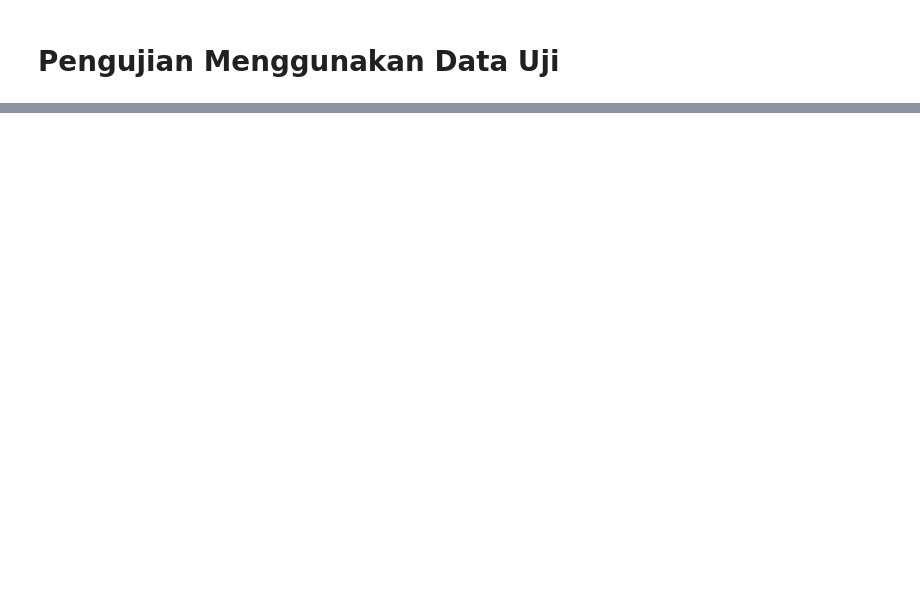
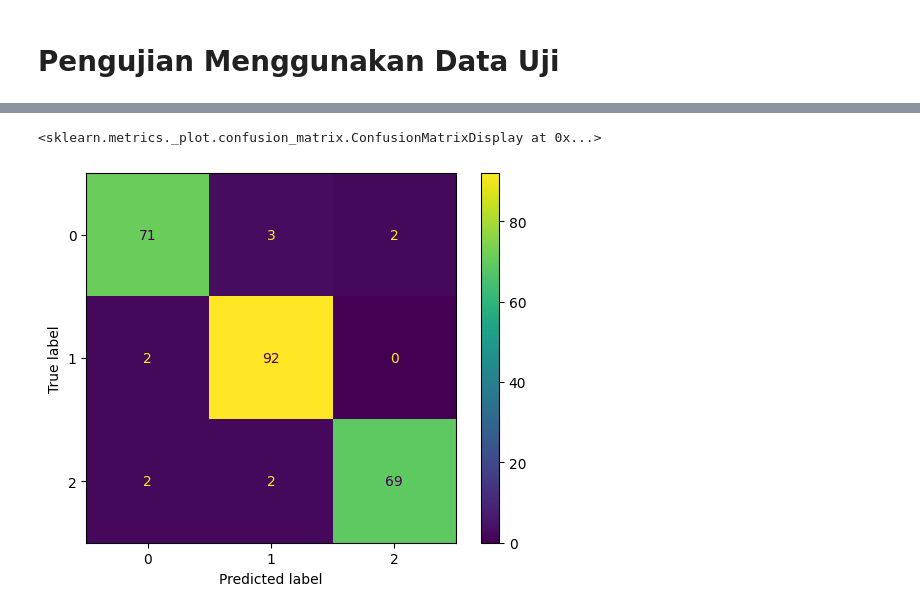
Before and after one commit to adrianuscharlie/FaceDetection, a Jupyter notebook: Tensorflow/run.ipynb, the cells around one changed output, grey strips where cells are left out. Saved outputs shown, nothing was run; the diff lists cells and outputs as text; code cells hidden in the pictures; blank space fills up the shorter version.

```diff
--- a/Tensorflow/run.ipynb
+++ b/Tensorflow/run.ipynb
@@ -75,3 +72,13 @@ model.evaluateModel(x_test,y_test)
+# %%
+from sklearn.metrics import confusion_matrix,ConfusionMatrixDisplay
+import numpy as np
+predicted=model.model.predict(x_test)
+cf_score=confusion_matrix(np.argmax(y_test,axis=1),np.argmax(predicted,axis=1))
+display=ConfusionMatrixDisplay(cf_score)
+display.plot()
+# %% [output]
+<sklearn.metrics._plot.confusion_matrix.ConfusionMatrixDisplay at 0x...>
+[figure, added]
 # %%
 # Visualisasi hasil training model baik pada akurasi dan loss
 model.plotTraining()
```
Also changed, not shown: parts of 6 cells of this notebook.
